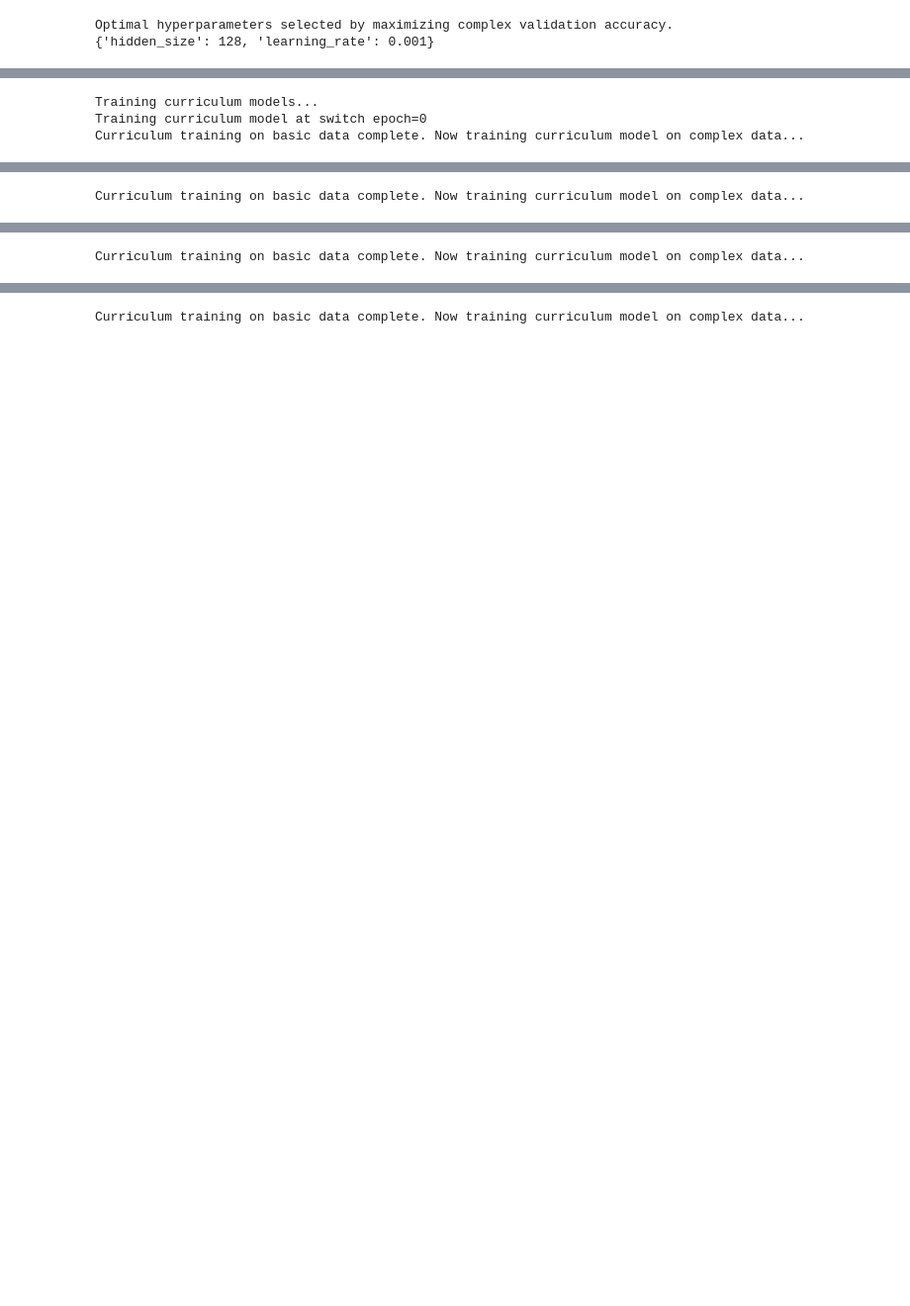
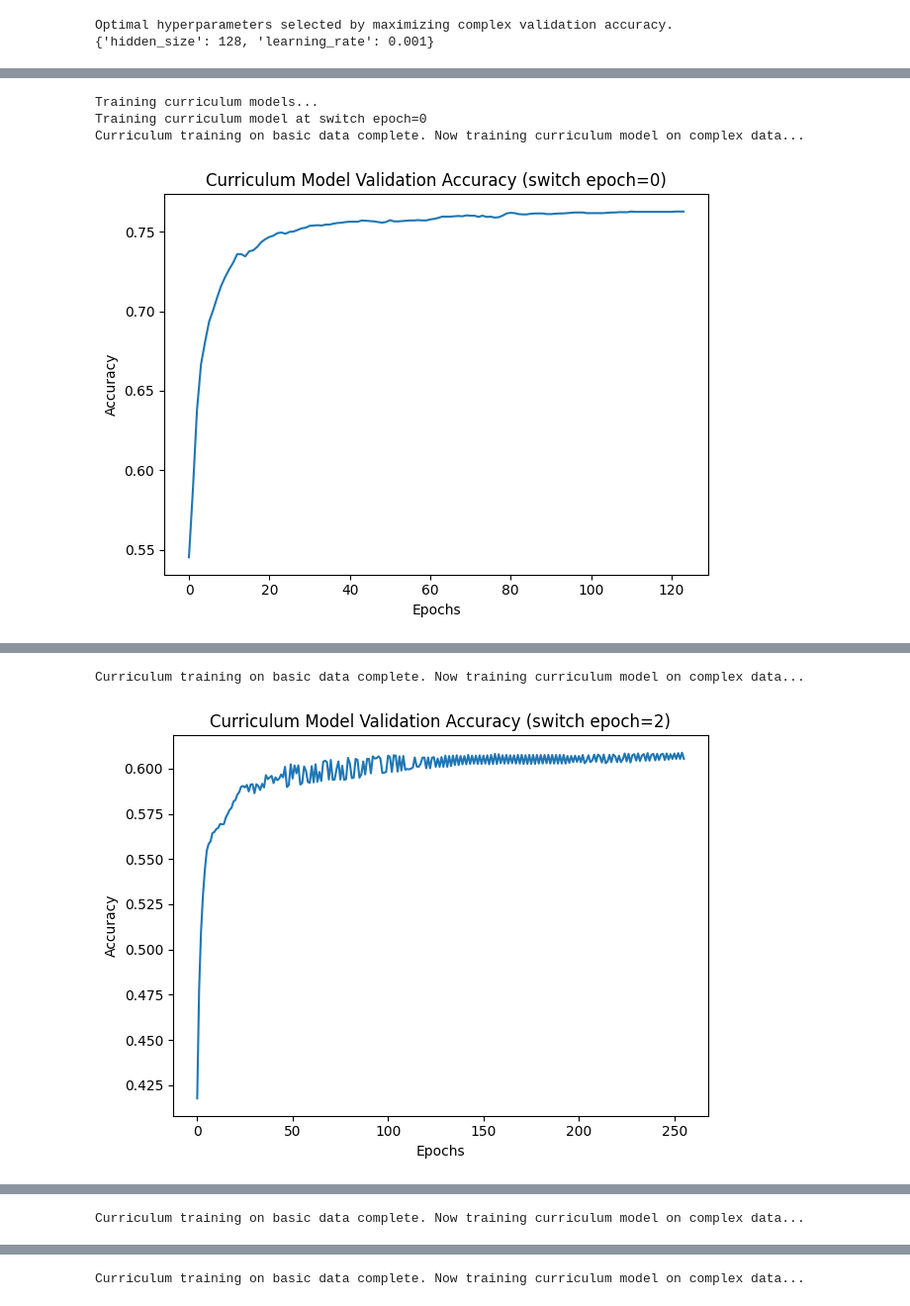
Before and after one commit to jonathonacarl/curriculum-learning, a Jupyter notebook: curriculum-learning.ipynb, the cells around one changed output, grey strips where cells are left out. Shown at 99% size. Saved outputs shown, nothing was run; the diff lists cells and outputs as text; code cells hidden in the pictures; blank space fills up the shorter version.

```diff
--- a/curriculum-learning.ipynb
+++ b/curriculum-learning.ipynb
@@ -161,32 +169,33 @@ Basic data training complete for basic model!
 # %%
 # train the curriculum model on the basic dataset first, then the complex one
 print("Training curriculum models...")
 
 currciulum_accs = []
 for i in range(0, 7 + 1):
 
     model_curriculum = FeedForward(input_size=input_size,
                                hidden_size=hidden_size, output_size=3)
-    optimizer_curriculum = optim.Adam(
+    optimizer_curriculum = optim.SGD(
         model_curriculum.parameters(), lr=learning_rate)
 
     switch_epoch = 0 if i == 0 else 2**i
     print(f'Training curriculum model at switch epoch={switch_epoch}')
 
     model_curriculum, acc = train_model(model=model_curriculum, loader=train_loader_basic,
                         loss_fn=ce_loss, optimizer=optimizer_curriculum,
                         num_epochs=num_epochs, verbose=False,
                         switch_loader=train_loader_complex,
                         val_loader=val_loader_basic,
-                        switch_val_loader=val_loader_complex,
-                        switch_epoch=switch_epoch)
-    torch.save(model_curriculum.state_dict(), f'models/model_curriculum_{2**i}.pth')
+                        switch_val_loader=val_loader_combined,
+                        switch_epoch=switch_epoch, plot_title=f'Curriculum Model Validation Accuracy (switch epoch={switch_epoch})')
+    torch.save(model_curriculum.state_dict(), f'models/model_curriculum_{switch_epoch}.pth')
     currciulum_accs.append(acc)
 
     print(f"Validation accuracy of model at switch epoch {switch_epoch}: {acc}")
 
 print("All curriculum models completed training!")
 # %% [output]
 Training curriculum models...
 Training curriculum model at switch epoch=0
 Curriculum training on basic data complete. Now training curriculum model on complex data...
+[figure, added]
@@ -195,2 +204,3 @@ Validation accuracy of model at switch epoch 0: 0.9794
 Training curriculum model at switch epoch=2
 Curriculum training on basic data complete. Now training curriculum model on complex data...
+[figure, added]
```
Also changed, not shown: parts of 10 cells of this notebook, 13 other files.
